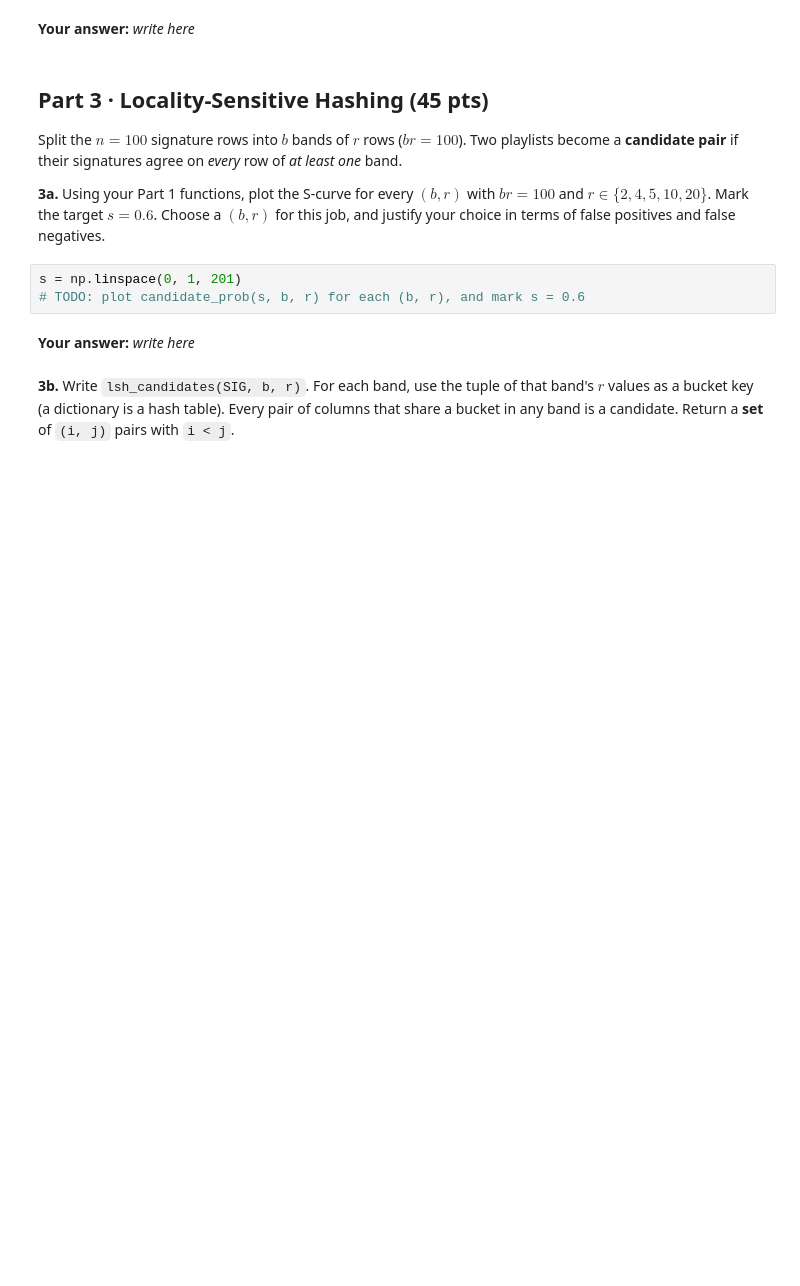
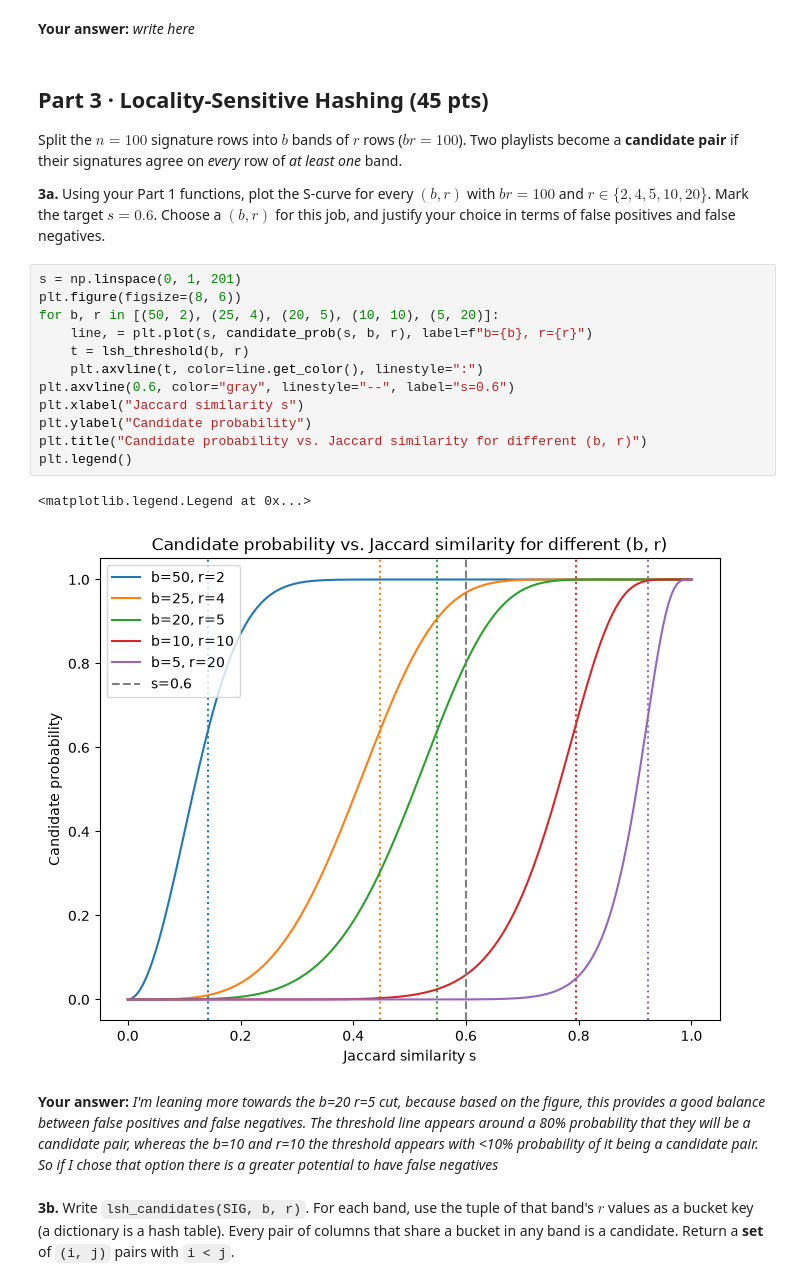
Before and after one commit to Caelc2216/Similarities, a Jupyter notebook: PlaylistDetective1_Similarities_starter.ipynb, the cells around one changed output. Cells and saved outputs as stored; diff of their text form; blank space fills up the shorter version.

```diff
--- a/PlaylistDetective1_Similarities_starter.ipynb
+++ b/PlaylistDetective1_Similarities_starter.ipynb
@@ -232,9 +234,21 @@ Split the $n = 100$ signature rows into $b$ bands of $r$ rows ($br = 100$). Two
 **3a.** Using your Part 1 functions, plot the S-curve for every $(b, r)$ with $br = 100$ and $r \in \{2, 4, 5, 10, 20\}$. Mark the target $s = 0.6$. Choose a $(b, r)$ for this job, and justify your choice in terms of false positives and false negatives.
 # %%
 s = np.linspace(0, 1, 201)
-# TODO: plot candidate_prob(s, b, r) for each (b, r), and mark s = 0.6
+plt.figure(figsize=(8, 6))
+for b, r in [(50, 2), (25, 4), (20, 5), (10, 10), (5, 20)]:
+    line, = plt.plot(s, candidate_prob(s, b, r), label=f"b={b}, r={r}")
+    t = lsh_threshold(b, r)
+    plt.axvline(t, color=line.get_color(), linestyle=":")
+plt.axvline(0.6, color="gray", linestyle="--", label="s=0.6")
+plt.xlabel("Jaccard similarity s")
+plt.ylabel("Candidate probability")
+plt.title("Candidate probability vs. Jaccard similarity for different (b, r)")
+plt.legend()
+# %% [output]
+<matplotlib.legend.Legend at 0x...>
+[figure, added]
 # %% [markdown]
-**Your answer:** *write here*
+**Your answer:** *I'm leaning more towards the b=20 r=5 cut, because based on the figure, this provides a good balance between false positives and false negatives. The threshold line appears around a 80% probability that they will be a candidate pair, whereas the b=10 and r=10 the threshold appears with <10% probability of it being a candidate pair. So if I chose that option there is a greater potential to have false negatives*
 # %% [markdown]
 **3b.** Write `lsh_candidates(SIG, b, r)`. For each band, use the tuple of that band's $r$ values as a bucket key (a dictionary is a hash table). Every pair of columns that share a bucket in any band is a candidate. Return a **set** of `(i, j)` pairs with `i < j`.
 # %%
```
Also changed, not shown: parts of 5 cells of this notebook.
